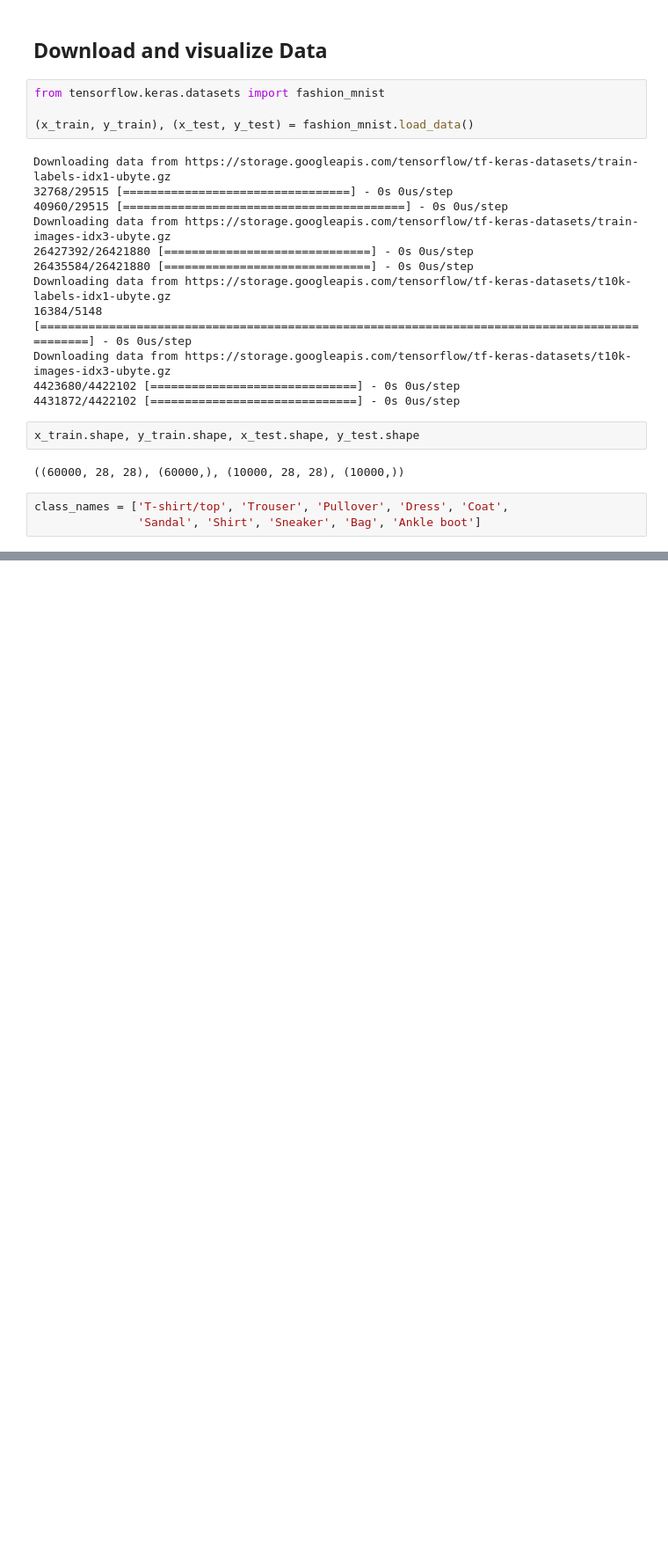
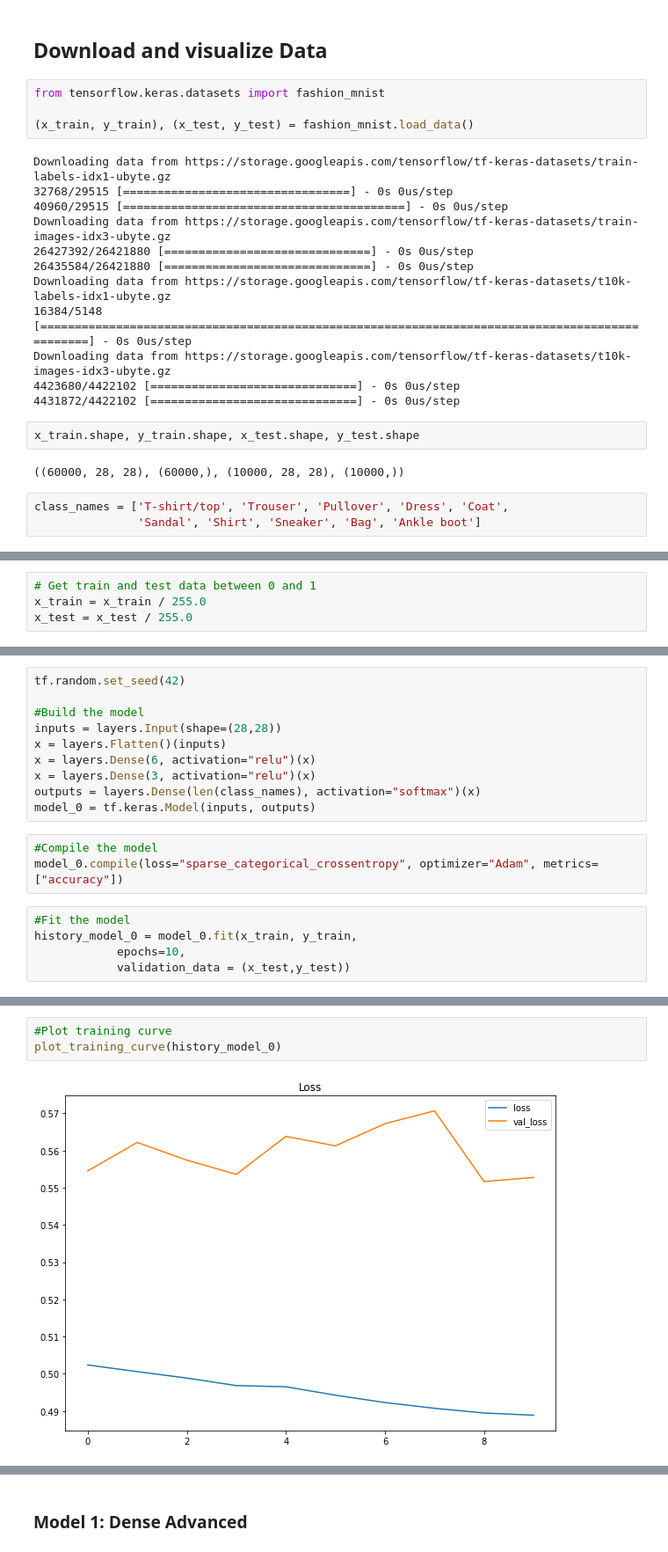
Before and after one commit to schauppi/Udemy_TensorFlow_Developer, a Jupyter notebook: Exam_preparation/classification.ipynb, the cells around one changed output, grey strips where cells are left out. Shown at 88% size. Saved outputs shown, nothing was run; the diff lists cells and outputs as text; blank space fills up the shorter version.

```diff
--- a/Exam_preparation/classification.ipynb
+++ b/Exam_preparation/classification.ipynb
@@ -149,0 +159,4 @@ Text(0.5, 1.0, 'Bag')
+# %%
+# Get train and test data between 0 and 1
+x_train = x_train / 255.0
+x_test = x_test / 255.0
@@ -149,0 +172,18 @@ Text(0.5, 1.0, 'Bag')
+# %%
+tf.random.set_seed(42)
+
+#Build the model
+inputs = layers.Input(shape=(28,28))
+x = layers.Flatten()(inputs)
+x = layers.Dense(6, activation="relu")(x)
+x = layers.Dense(3, activation="relu")(x)
+outputs = layers.Dense(len(class_names), activation="softmax")(x)
+model_0 = tf.keras.Model(inputs, outputs)
+# %%
+#Compile the model
+model_0.compile(loss="sparse_categorical_crossentropy", optimizer="Adam", metrics=["accuracy"])
+# %%
+#Fit the model
+history_model_0 = model_0.fit(x_train, y_train,
+            epochs=10,
+            validation_data = (x_test,y_test))
@@ -149,0 +196,5 @@ Text(0.5, 1.0, 'Bag')
+# %%
+#Plot training curve
+plot_training_curve(history_model_0)
+# %% [output]
+[figure, added]
@@ -149,0 +202,2 @@ Text(0.5, 1.0, 'Bag')
+# %% [markdown]
+### Model 1: Dense Advanced
```
Also changed, not shown: parts of 19 cells of this notebook.
